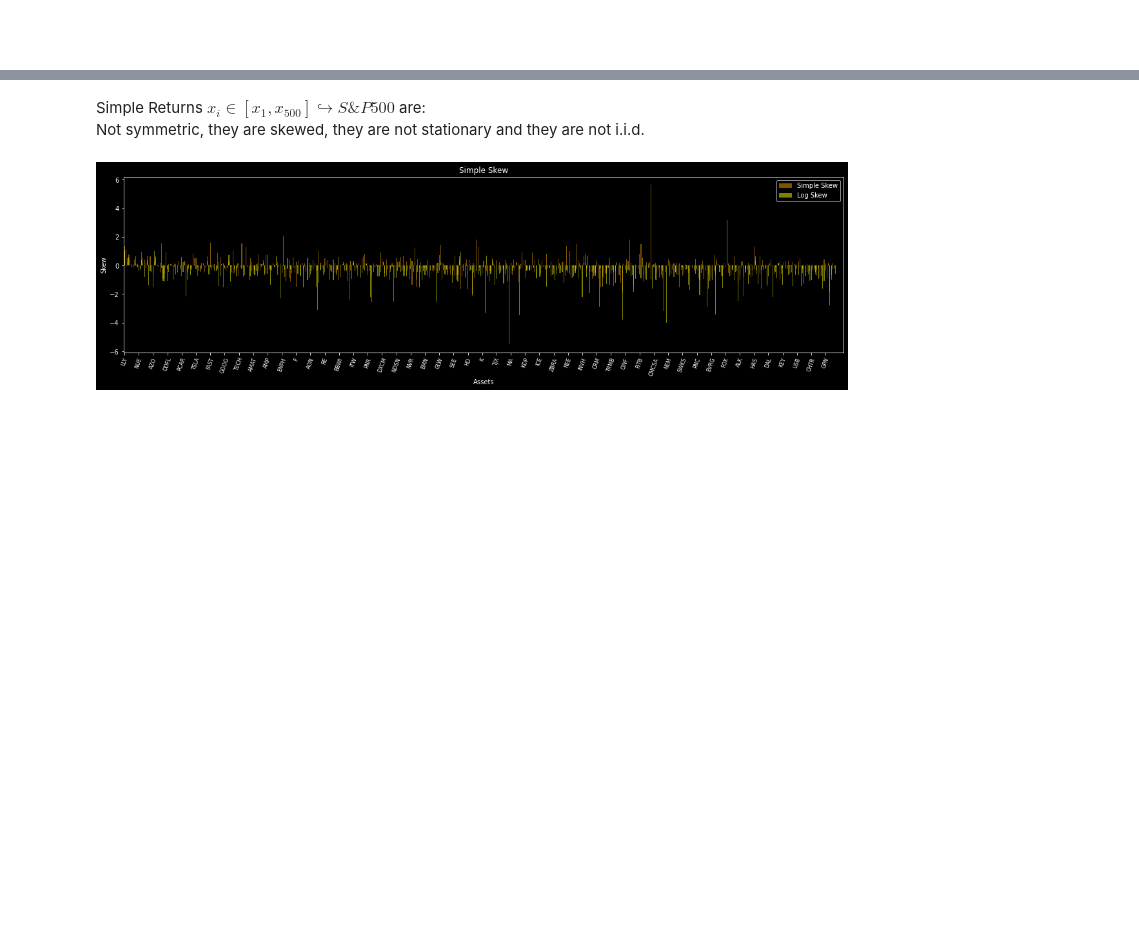
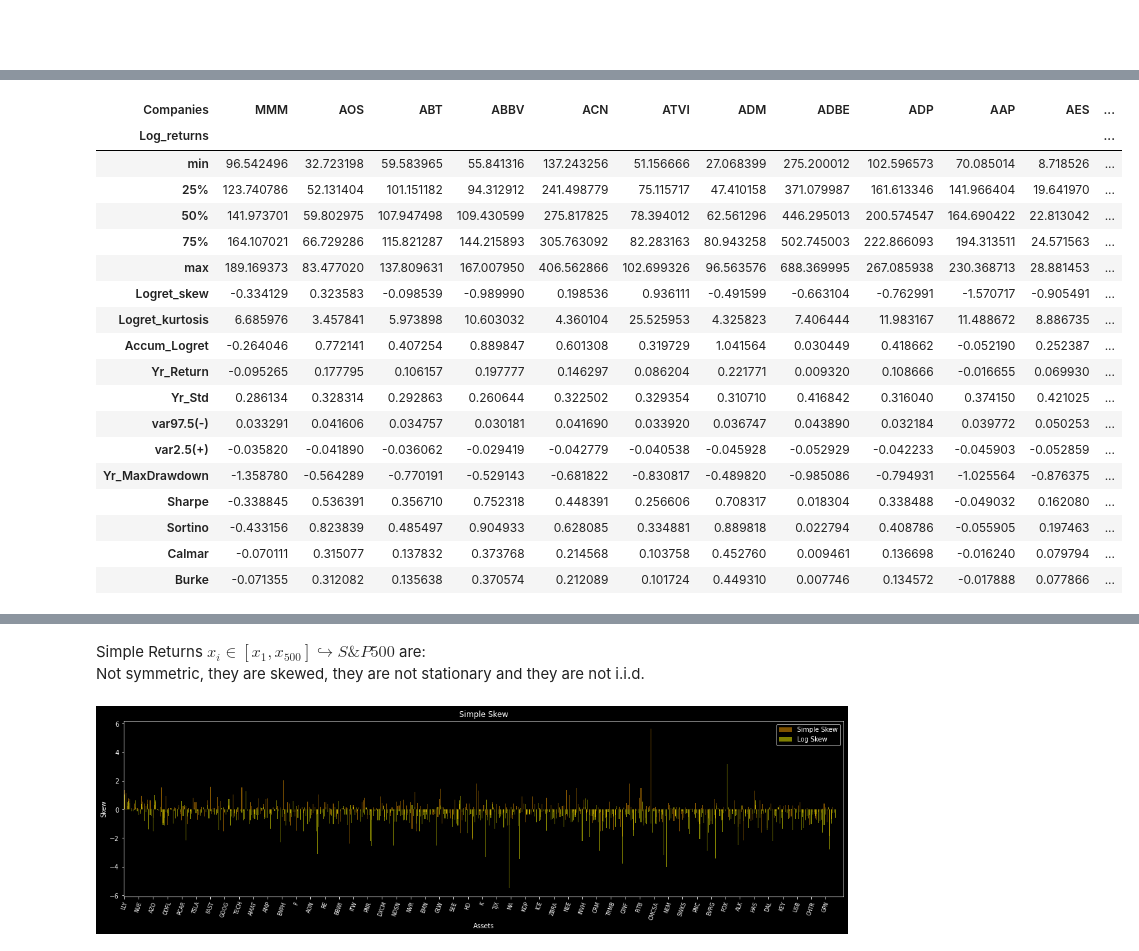
Before and after one commit to EMarquez7/Examen-de-Simulaci-n-2, a Jupyter notebook: Optimization.ipynb, the cells around one changed output, grey strips where cells are left out. Drawn from its saved outputs; the diff is of its cells as text; code cells hidden in the pictures; blank space fills up the shorter version.

```diff
--- a/Optimization.ipynb
+++ b/Optimization.ipynb
@@ -586,0 +612,23 @@ Log
+# %%
+Stats_Log = data_describe(prices_start, 'Log_returns', .00169, start, end)[0]
+Stats_Log
+# %% [output]
+| Companies | MMM | AOS | ABT | ABBV | ACN | ATVI | ADM | ADBE | ADP | AAP | AES | ... |
+| Log_returns |  |  |  |  |  |  |  |  |  |  |  | ... |
+| min | 96.542496 | 32.723198 | 59.583965 | 55.841316 | 137.243256 | 51.156666 | 27.068399 | 275.200012 | 102.596573 | 70.085014 | 8.718526 | ... |
+| 25% | 123.740786 | 52.131404 | 101.151182 | 94.312912 | 241.498779 | 75.115717 | 47.410158 | 371.079987 | 161.613346 | 141.966404 | 19.641970 | ... |
+| 50% | 141.973701 | 59.802975 | 107.947498 | 109.430599 | 275.817825 | 78.394012 | 62.561296 | 446.295013 | 200.574547 | 164.690422 | 22.813042 | ... |
+| 75% | 164.107021 | 66.729286 | 115.821287 | 144.215893 | 305.763092 | 82.283163 | 80.943258 | 502.745003 | 222.866093 | 194.313511 | 24.571563 | ... |
+| max | 189.169373 | 83.477020 | 137.809631 | 167.007950 | 406.562866 | 102.699326 | 96.563576 | 688.369995 | 267.085938 | 230.368713 | 28.881453 | ... |
+| Logret_skew | -0.334129 | 0.323583 | -0.098539 | -0.989990 | 0.198536 | 0.936111 | -0.491599 | -0.663104 | -0.762991 | -1.570717 | -0.905491 | ... |
+| Logret_kurtosis | 6.685976 | 3.457841 | 5.973898 | 10.603032 | 4.360104 | 25.525953 | 4.325823 | 7.406444 | 11.983167 | 11.488672 | 8.886735 | ... |
+| Accum_Logret | -0.264046 | 0.772141 | 0.407254 | 0.889847 | 0.601308 | 0.319729 | 1.041564 | 0.030449 | 0.418662 | -0.052190 | 0.252387 | ... |
+| Yr_Return | -0.095265 | 0.177795 | 0.106157 | 0.197777 | 0.146297 | 0.086204 | 0.221771 | 0.009320 | 0.108666 | -0.016655 | 0.069930 | ... |
+| Yr_Std | 0.286134 | 0.328314 | 0.292863 | 0.260644 | 0.322502 | 0.329354 | 0.310710 | 0.416842 | 0.316040 | 0.374150 | 0.421025 | ... |
+| var97.5(-) | 0.033291 | 0.041606 | 0.034757 | 0.030181 | 0.041690 | 0.033920 | 0.036747 | 0.043890 | 0.032184 | 0.039772 | 0.050253 | ... |
+| var2.5(+) | -0.035820 | -0.041890 | -0.036062 | -0.029419 | -0.042779 | -0.040538 | -0.045928 | -0.052929 | -0.042233 | -0.045903 | -0.052859 | ... |
+| Yr_MaxDrawdown | -1.358780 | -0.564289 | -0.770191 | -0.529143 | -0.681822 | -0.830817 | -0.489820 | -0.985086 | -0.794931 | -1.025564 | -0.876375 | ... |
+| Sharpe | -0.338845 | 0.536391 | 0.356710 | 0.752318 | 0.448391 | 0.256606 | 0.708317 | 0.018304 | 0.338488 | -0.049032 | 0.162080 | ... |
+| Sortino | -0.433156 | 0.823839 | 0.485497 | 0.904933 | 0.628085 | 0.334881 | 0.889818 | 0.022794 | 0.408786 | -0.055905 | 0.197463 | ... |
+| Calmar | -0.070111 | 0.315077 | 0.137832 | 0.373768 | 0.214568 | 0.103758 | 0.452760 | 0.009461 | 0.136698 | -0.016240 | 0.079794 | ... |
+| Burke | -0.071355 | 0.312082 | 0.135638 | 0.370574 | 0.212089 | 0.101724 | 0.449310 | 0.007746 | 0.134572 | -0.017888 | 0.077866 | ... |
```
Also changed, not shown: parts of 48 cells of this notebook, 3 other files.
